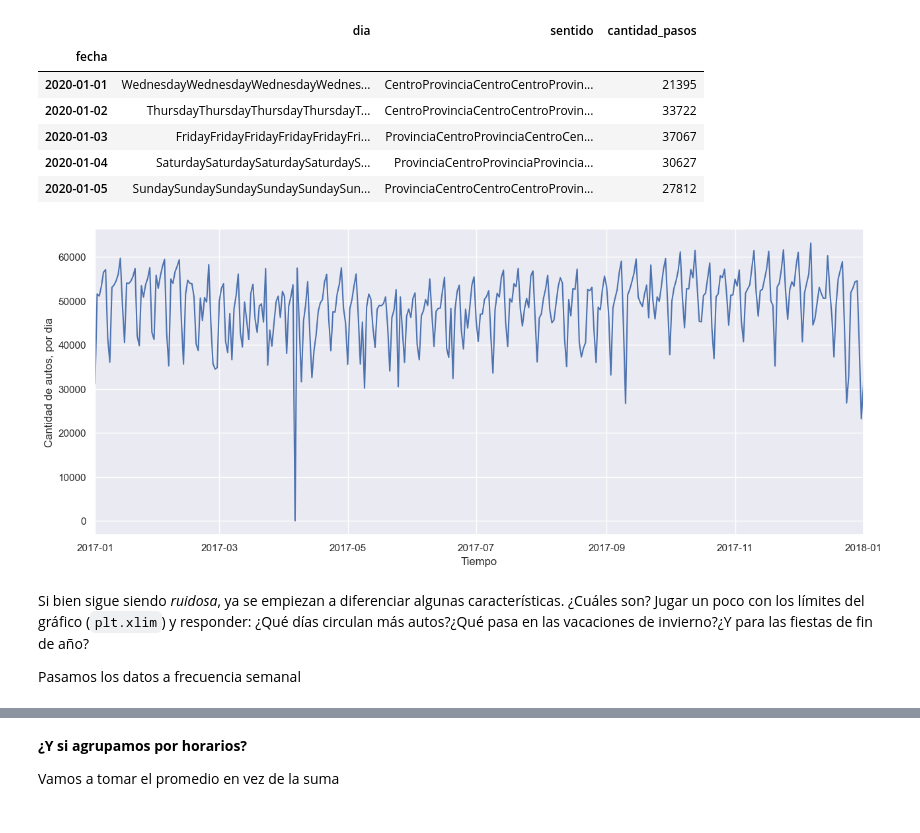
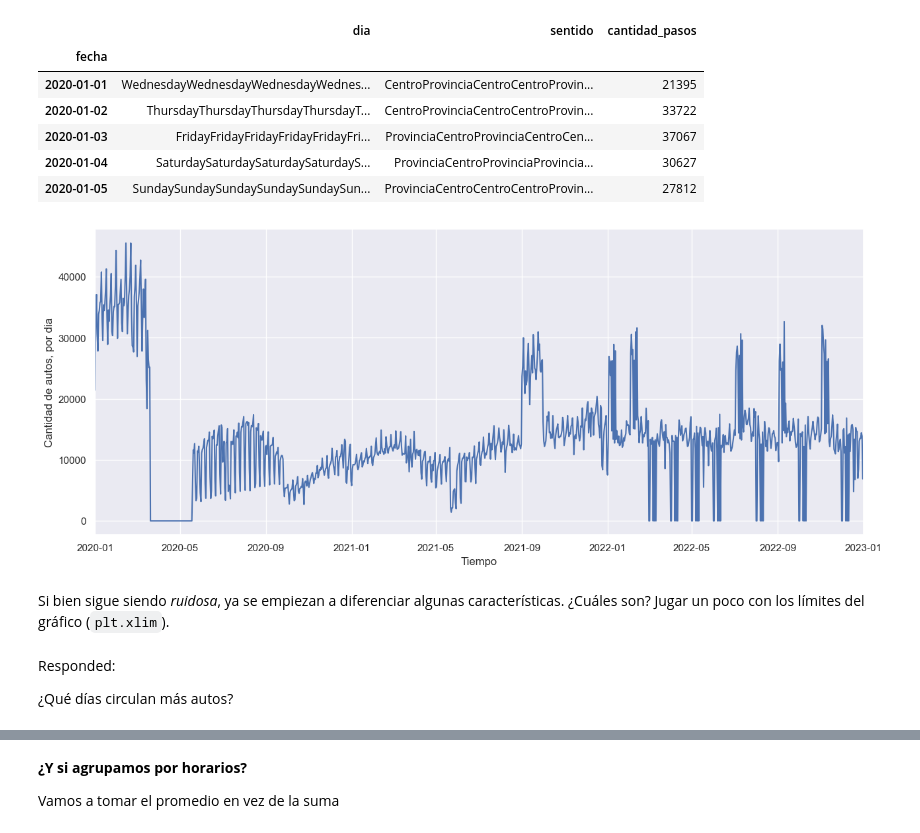
Before and after one commit to arnauog/Ironhack_Data_Analytics, a Jupyter notebook: Labs/2024-12-13 - Lab Time Series/02 Time_Series_Analysis.ipynb, the cells around one changed output, grey strips where cells are left out. Cells and saved outputs as stored; diff of their text form; code cells hidden in the pictures.

```diff
--- a/Labs/2024-12-13 - Lab Time Series/02 Time_Series_Analysis.ipynb
+++ b/Labs/2024-12-13 - Lab Time Series/02 Time_Series_Analysis.ipynb
@@ -112,17 +127,19 @@ daily.head()
 | 2020-01-04 | SaturdaySaturdaySaturdaySaturdayS... | ProvinciaCentroProvinciaProvincia... | 30627 |
 | 2020-01-05 | SundaySundaySundaySundaySundaySun... | ProvinciaCentroCentroCentroProvin... | 27812 |
 # %%
-daily.drop(columns = ['dia','sentido','tipo_vehiculo',], inplace = True)
+daily.drop(columns = ['sentido'], inplace = True)
 # %%
 plt.figure(figsize = (15,6))
-plt.plot(diario.index, diario.cantidad_pasos)
-plt.xlim(datetime.date(2017,1,1), datetime.date(2018,1,1))
+plt.plot(daily.index, daily.cantidad_pasos)
+plt.xlim(datetime.date(2020,1,1), datetime.date(2023,1,1))
 plt.xlabel('Tiempo')
 plt.ylabel('Cantidad de autos, por dia')
 plt.show()
 # %% [output]
-[figure, old version]
+[figure, new version]
 # %% [markdown]
-Si bien sigue siendo *ruidosa*, ya se empiezan a diferenciar algunas características. ¿Cuáles son? Jugar un poco con los límites del gráfico (`plt.xlim`) y responder: ¿Qué días circulan más autos?¿Qué pasa en las vacaciones de invierno?¿Y para las fiestas de fin de año?
-
-Pasamos los datos a frecuencia semanal
+Si bien sigue siendo *ruidosa*, ya se empiezan a diferenciar algunas características. ¿Cuáles son? Jugar un poco con los límites del gráfico (`plt.xlim`).
+# %% [markdown]
+Responded:
+
+¿Qué días circulan más autos?
```
Also changed, not shown: parts of 29 cells of this notebook, 6 other files.
